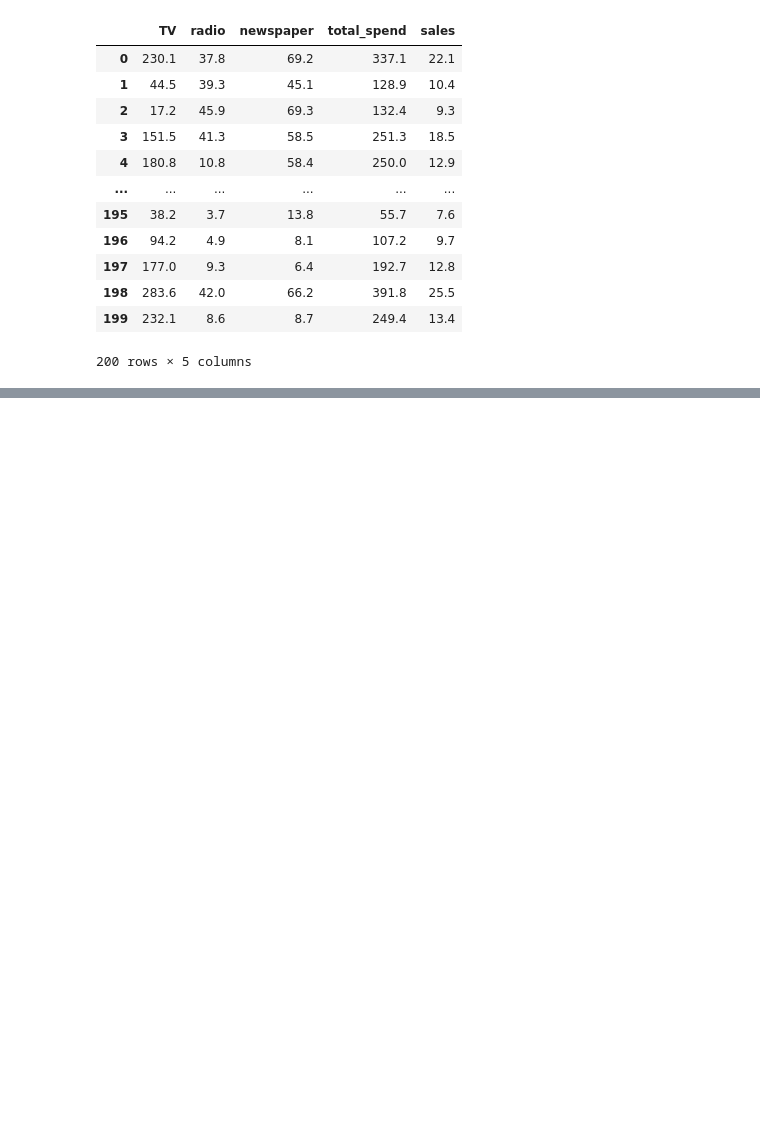
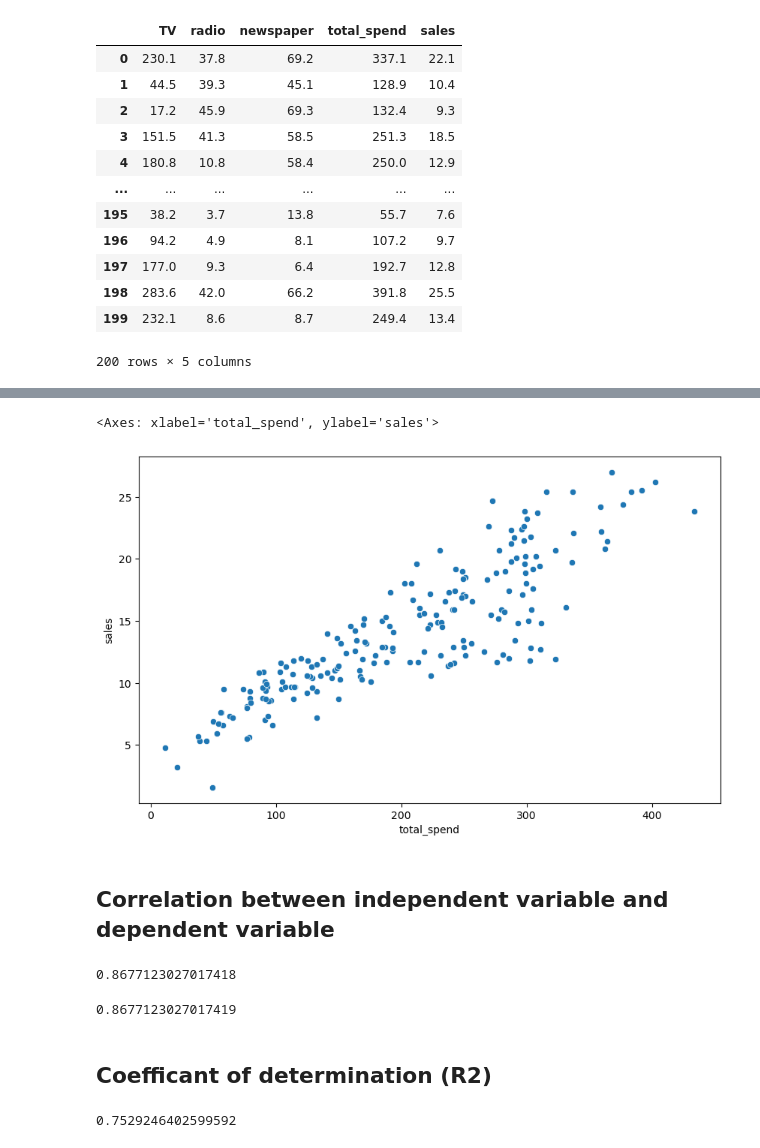
Before and after one commit to erkanozturk1903/Data-Sience, a Jupyter notebook: ML/Regression/Linear Regression/Simple_Linear_Reg2.ipynb, the cells around one changed output, grey strips where cells are left out. Saved outputs shown, nothing was run; the diff lists cells and outputs as text; code cells hidden in the pictures; blank space fills up the shorter version.

```diff
--- a/ML/Regression/Linear Regression/Simple_Linear_Reg2.ipynb
+++ b/ML/Regression/Linear Regression/Simple_Linear_Reg2.ipynb
@@ -163,0 +185,4 @@ df
+# %%
+# total_spend e göre yeni df belirleyelim
+df = df[["total_spend", "sales"]]
+df.head()
@@ -163,0 +196,18 @@ df
+# %%
+sns.scatterplot(x = "total_spend", y = "sales", data = df)
+# %% [output]
+<Axes: xlabel='total_spend', ylabel='sales'>
+[figure, added]
+# %% [markdown]
+## Correlation between independent variable and dependent variable
+# %%
+corr = df.sales.corr(df.total_spend)
+corr
+# %% [output]
+0.8677123027017418
+# %%
+df["total_spend"].corr(df["sales"])    # alternatif 2.method
+# %% [output]
+0.8677123027017419
+# %% [markdown]
+## Coefficant of determination (R2)
@@ -163,0 +217,5 @@ df
+# %%
+R2_score = corr **2
+R2_score
+# %% [output]
+0.7529246402599592
```
Also changed, not shown: parts of 54 cells of this notebook.
